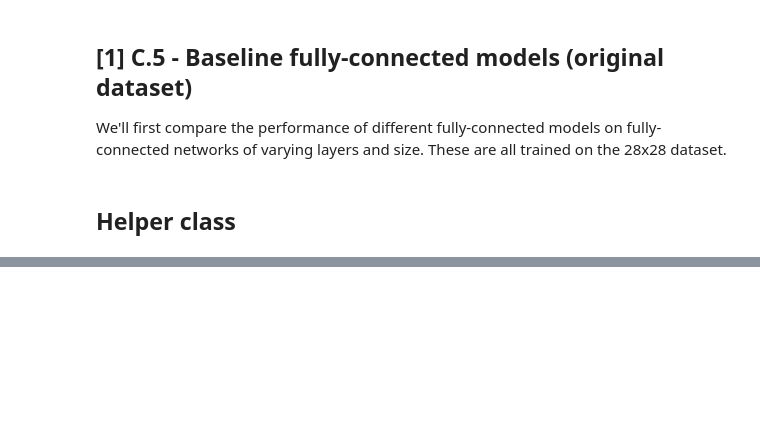
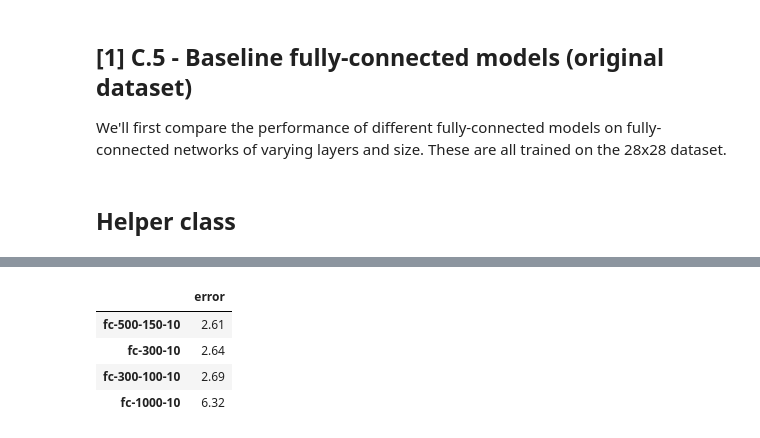
Before and after one commit to timgasser/keras-mnist, a Jupyter notebook: notebooks/neural_net_models.ipynb, the cells around one changed output, grey strips where cells are left out. Saved outputs shown, nothing was run; the diff lists cells and outputs as text; code cells hidden in the pictures; blank space fills up the shorter version.

```diff
--- a/notebooks/neural_net_models.ipynb
+++ b/notebooks/neural_net_models.ipynb
@@ -303,0 +320,7 @@ fc-1000-10 test results: 0.0266 error
+# %%
+# FC 1000-10
+fc_results['fc-1000-10'] = evaluate_fc_model('fc-1000-10', layers=(1000,10), activation='sigmoid',
+                                            optimizer=SGD(lr=0.01, decay=1e-6, momentum=0.9, nesterov=True),
+                                            X_tr=X_train, y_tr=y_train, X_te=X_test, y_te=y_test,
+                                            epochs=EPOCHS, batch_size=BATCH,
+                                            verbose=0)
@@ -473,2 +359,17 @@ model.summary()
-# %% [markdown]
-##
+# %%
+# Compile the FC results so far into a dataframe for easy plotting
+
+fc_scores = {result: value.results['error'] for result, value in fc_results.items()}
+fc_scores_df = pd.DataFrame.from_dict(fc_scores, orient='index')
+
+fc_scores_df.columns = ['error']
+fc_scores_df['error'] *= 100.0
+fc_scores_df = fc_scores_df.sort_values('error', ascending=True)
+fc_scores_df.to_pickle('fc_scores.pkl')
+fc_scores_df
+# %% [output]
+|  | error |
+| fc-500-150-10 | 2.61 |
+| fc-300-10 | 2.64 |
+| fc-300-100-10 | 2.69 |
+| fc-1000-10 | 6.32 |
```
Also changed, not shown: parts of 18 cells of this notebook, 2 other files.
